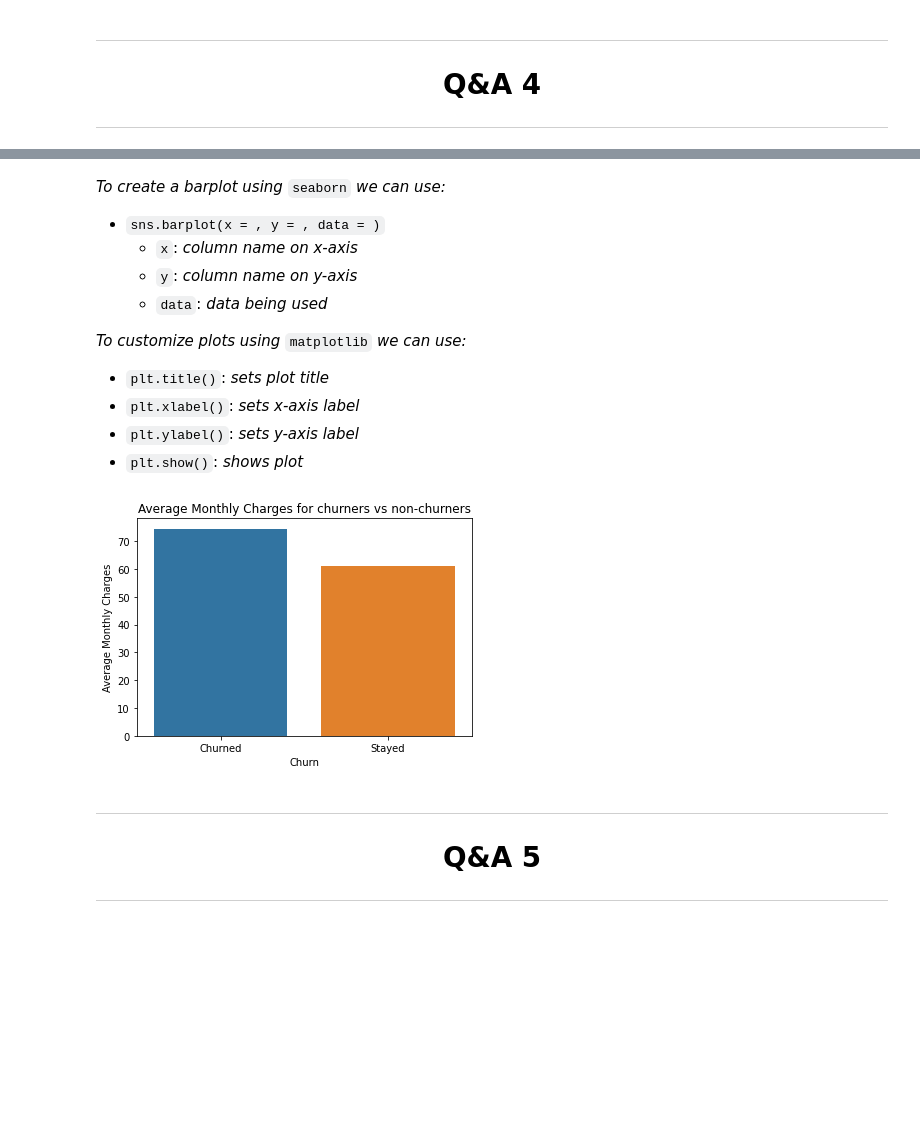
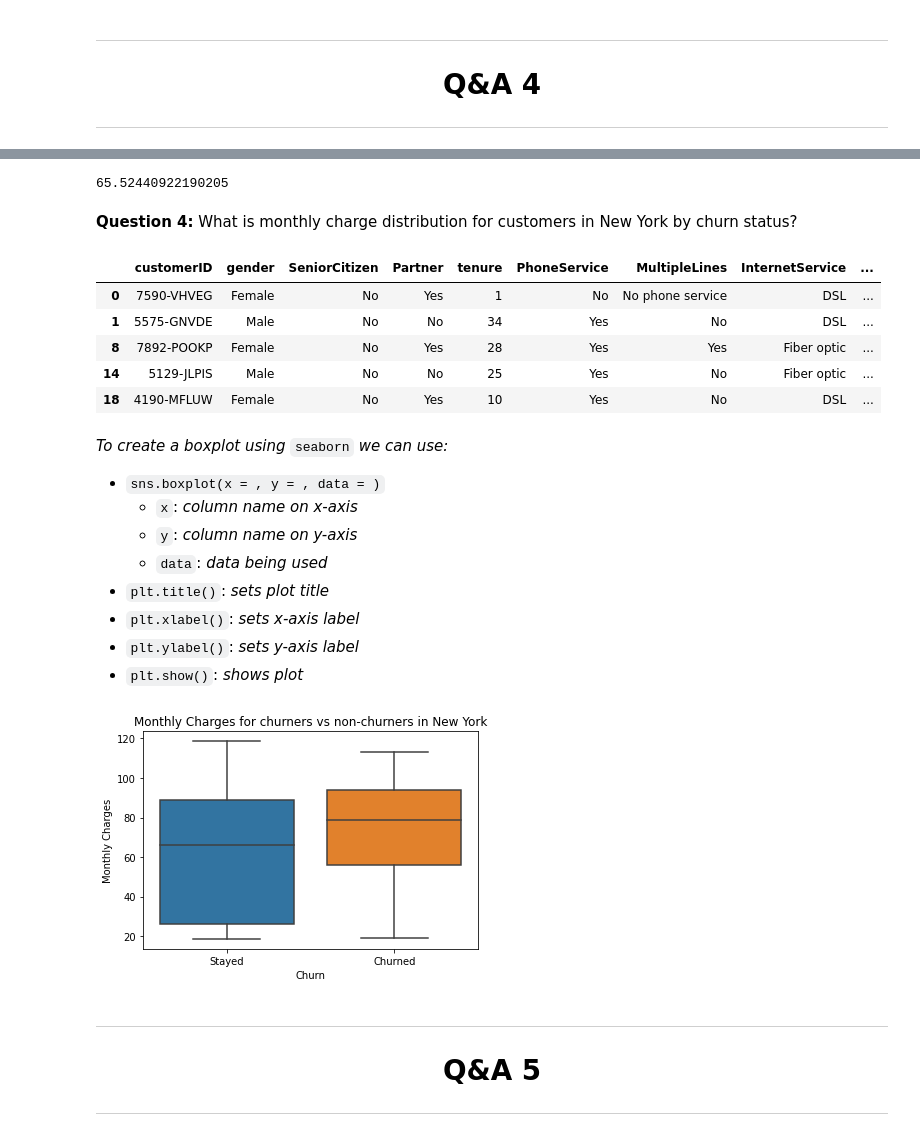
Before and after one commit to adelnehme/introduction-to-Python, a Jupyter notebook: notebooks/Introduction_to_Python_Solution.ipynb, the cells around one changed output, grey strips where cells are left out. Drawn from its saved outputs; the diff is of its cells as text; code cells hidden in the pictures; blank space fills up the shorter version.

```diff
--- a/notebooks/Introduction_to_Python_Solution.ipynb
+++ b/notebooks/Introduction_to_Python_Solution.ipynb
@@ -156,0 +168,5 @@ telco.head()
+# %%
+# Split State column into two
+state_country = telco['State'].str.split(',', expand = True)
+
+state_country
@@ -156,0 +187,6 @@ telco.head()
+# %%
+# Replace updated State and create Country column
+telco['State'] = state_country[0]
+telco['Country'] = state_country[1]
+
+telco.head()
@@ -328,28 +387,46 @@ telco_grouped
+# %%
+# Isolate values of telco where State is New York
+ny_monthly_charges = telco.loc[telco['State'] == 'New York', 'MonthlyCharges']
+ny_monthly_charges.mean()
+# %% [output]
+65.52440922190205
+# %% [markdown]
+**Question 4:** What is monthly charge distribution for customers in New York by churn status?
+# %%
+# Create a telco new york DataFrame
+telco_NY = telco.loc[telco['State'] == 'New York']
+
+# Show output
+telco_NY.head()
+# %% [output]
+|  | customerID | gender | SeniorCitizen | Partner | tenure | PhoneService | MultipleLines | InternetService | ... |
+| 0 | 7590-VHVEG | Female | No | Yes | 1 | No | No phone service | DSL | ... |
+| 1 | 5575-GNVDE | Male | No | No | 34 | Yes | No | DSL | ... |
+| 8 | 7892-POOKP | Female | No | Yes | 28 | Yes | Yes | Fiber optic | ... |
+| 14 | 5129-JLPIS | Male | No | No | 25 | Yes | No | Fiber optic | ... |
+| 18 | 4190-MFLUW | Female | No | Yes | 10 | Yes | No | DSL | ... |
 # %% [markdown]
-_To create a barplot using_ `seaborn` _we can use:_
+_To create a boxplot using_ `seaborn` _we can use:_
 
-- `sns.barplot(x = , y = , data = )`
+- `sns.boxplot(x = , y = , data = )`
   - `x`: _column name on x-axis_
   - `y`: _column name on y-axis_
   - `data`: _data being used_
-
-_To customize plots using_ `matplotlib` _we can use:_
-
 - `plt.title()`: _sets plot title_
 - `plt.xlabel()`: _sets x-axis label_
 - `plt.ylabel()`: _sets y-axis label_
 - `plt.show()`: _shows plot_
 # %%
 # Visualize the results
-sns.barplot(x = 'Churn', y = 'MonthlyCharges', data = telco_grouped)
+sns.boxplot(x = 'Churn', y = 'MonthlyCharges', data = telco_NY)
 
 # Customize output
 plt.xlabel("Churn")
-plt.ylabel("Average Monthly Charges")
-plt.title("Average Monthly Charges for churners vs non-churners")
+plt.ylabel("Monthly Charges")
+plt.title("Monthly Charges for churners vs non-churners in New York")
 plt.show()
 # %% [output]
-[figure, old version]
+[figure, new version]
 # %% [markdown]
 
 
```
Also changed, not shown: parts of 15 cells of this notebook.
